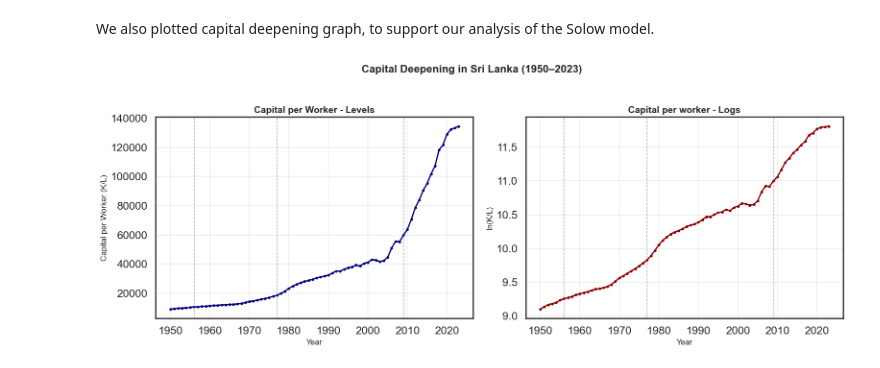
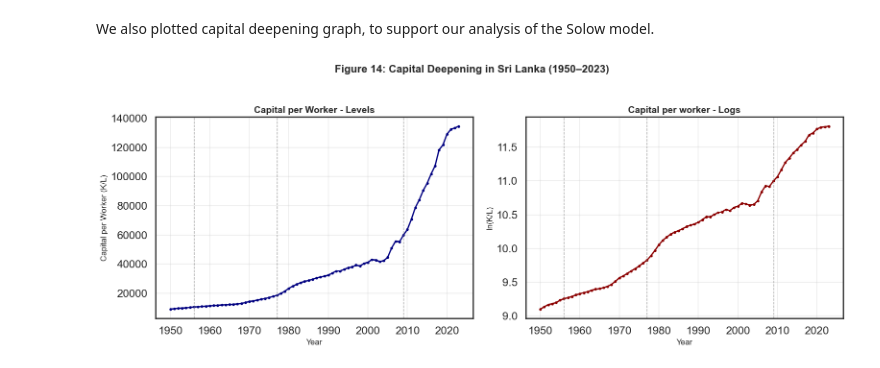
Before and after one commit to ikedasakii/EC2B1_group_project, a Jupyter notebook: find_GDP_trend_decades_copy.ipynb, the cells around one changed output. Cells and saved outputs as stored; diff of their text form; code cells hidden in the pictures.

```diff
--- a/find_GDP_trend_decades_copy.ipynb
+++ b/find_GDP_trend_decades_copy.ipynb
@@ -1150,32 +1150,32 @@ We also plotted capital deepening graph, to support our analysis of the Solow mo
 # Plot capital per worker (K/L) overtime to examine capital deepening
 fig, axes = plt.subplots(1, 2, figsize=(16, 6))
 
 # Compute capital per worker (levels and logs)
 data_tfp['K_per_L'] = data_tfp['K'] / data_tfp['L']
 data_tfp['ln_K_per_L'] = np.log(data_tfp['K_per_L'])
 
 # Left: Plotting capital per worker in levels
 axes[0].plot(data_tfp['year'], data_tfp['K_per_L'],
              linewidth=2, color='navy', marker='o', markersize=3)
 axes[0].set_xlabel('Year', fontsize=12)
 axes[0].set_ylabel('Capital per Worker (K/L)', fontsize=12)
 axes[0].set_title('Capital per Worker - Levels', fontsize=14, fontweight='bold')
 axes[0].grid(True, alpha=0.3)
 for year in [1956, 1977, 2009]:
     axes[0].axvline(x=year, color='gray', linestyle='--', linewidth=1, alpha=0.7)
 
 # Right: Plotting log capital per worker
 axes[1].plot(data_tfp['year'], data_tfp['ln_K_per_L'],
              linewidth=2, color='darkred', marker='o', markersize=3)
 axes[1].set_xlabel('Year', fontsize=12)
 axes[1].set_ylabel('ln(K/L)', fontsize=12)
 axes[1].set_title('Capital per worker - Logs', fontsize=14, fontweight='bold')
 axes[1].grid(True, alpha=0.3)
 for year in [1956, 1977, 2009]:
     axes[1].axvline(x=year, color='gray', linestyle='--', linewidth=1, alpha=0.7)
 
-plt.suptitle('Capital Deepening in Sri Lanka (1950–2023)', fontsize=16, fontweight='bold', y=1.02)
+plt.suptitle('Figure 14: Capital Deepening in Sri Lanka (1950–2023)', fontsize=16, fontweight='bold', y=1.02)
 plt.tight_layout()
 plt.show()
 # %% [output]
-[figure, old version]
+[figure, new version]
```
Also changed, not shown: parts of 6 cells of this notebook.
